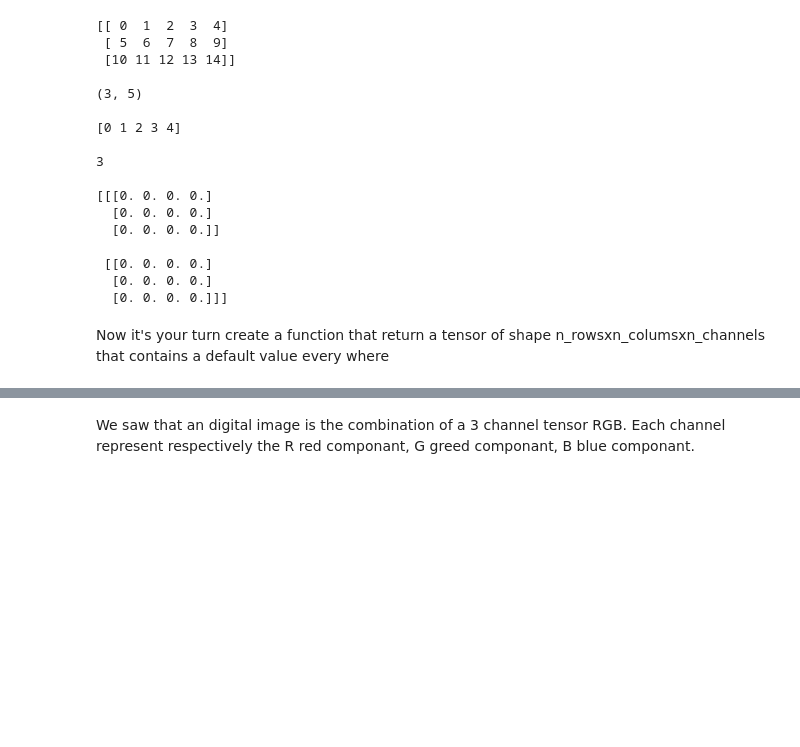
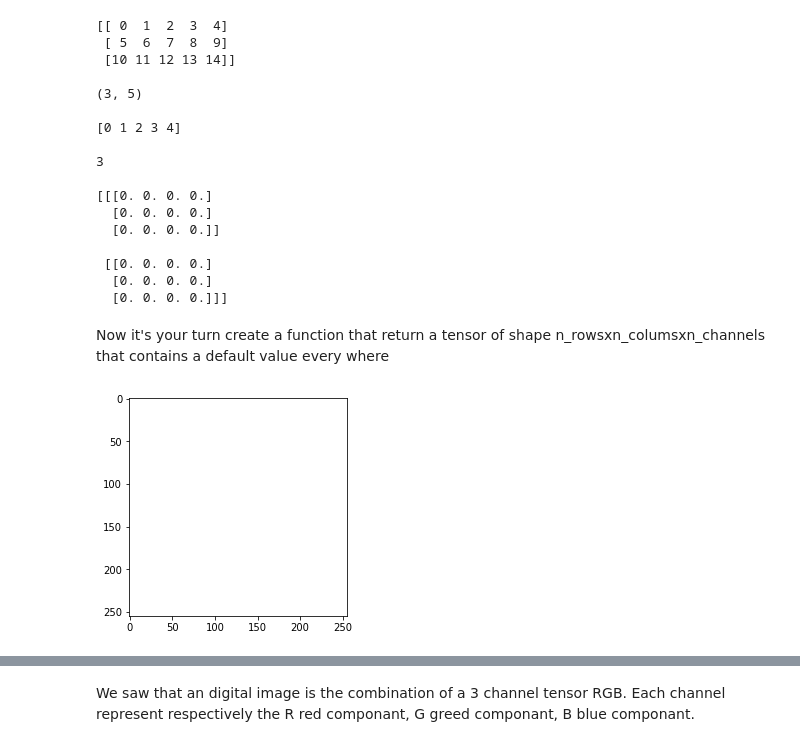
Before and after one commit to DL-ECE/tp2-deeplearningonimages-tikystitch, a Jupyter notebook: convolution.ipynb, the cells around one changed output, grey strips where cells are left out. Cells and saved outputs as stored; diff of their text form; code cells hidden in the pictures; blank space fills up the shorter version.

```diff
--- a/convolution.ipynb
+++ b/convolution.ipynb
@@ -112,9 +112,9 @@ def build_image_like_tensor(n_rows:int, n_colums: int, n_channels:int, default_v
 # Create 3 different tensors with the above function containing different value between [0,255]
 # Uncomment the 3 line below and complete with your answer
 
-white_like = build_image_like_tensor(255,255,255,3,(255,255,255) )
-gray_like  = build_image_like_tensor(255,255,255,3,(255,255,255) )
-black_like = build_image_like_tensor(255,255,255,3,(255,255,255) )
+white_like = build_image_like_tensor(255,255,3,(255,255,255))
+gray_like  = build_image_like_tensor(255,255,3,(192,192,192))
+black_like = build_image_like_tensor(255,255,3,(0,0,0))
 # %%
 # Each of the tensor that you have created can be seen as an image. Use here is the way to display it using matplotlib imshow:
 def plot_one_tensor(image_tensor: np.array):
@@ -128,0 +123,4 @@ def plot_one_tensor(image_tensor: np.array):
+# %%
+plot_one_tensor(white_like)
+# %% [output]
+[figure, added]
```
Also changed, not shown: parts of 17 cells of this notebook.
